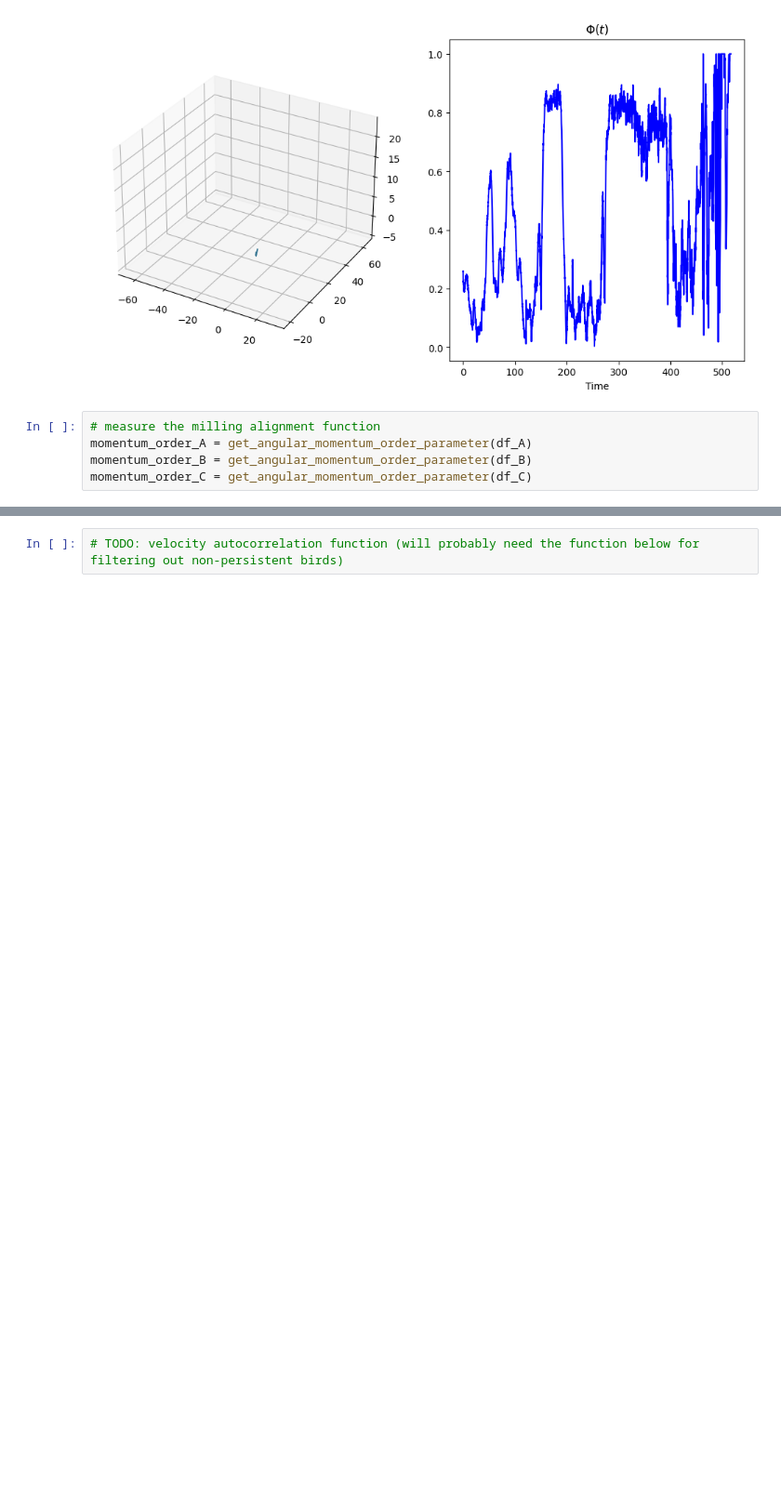
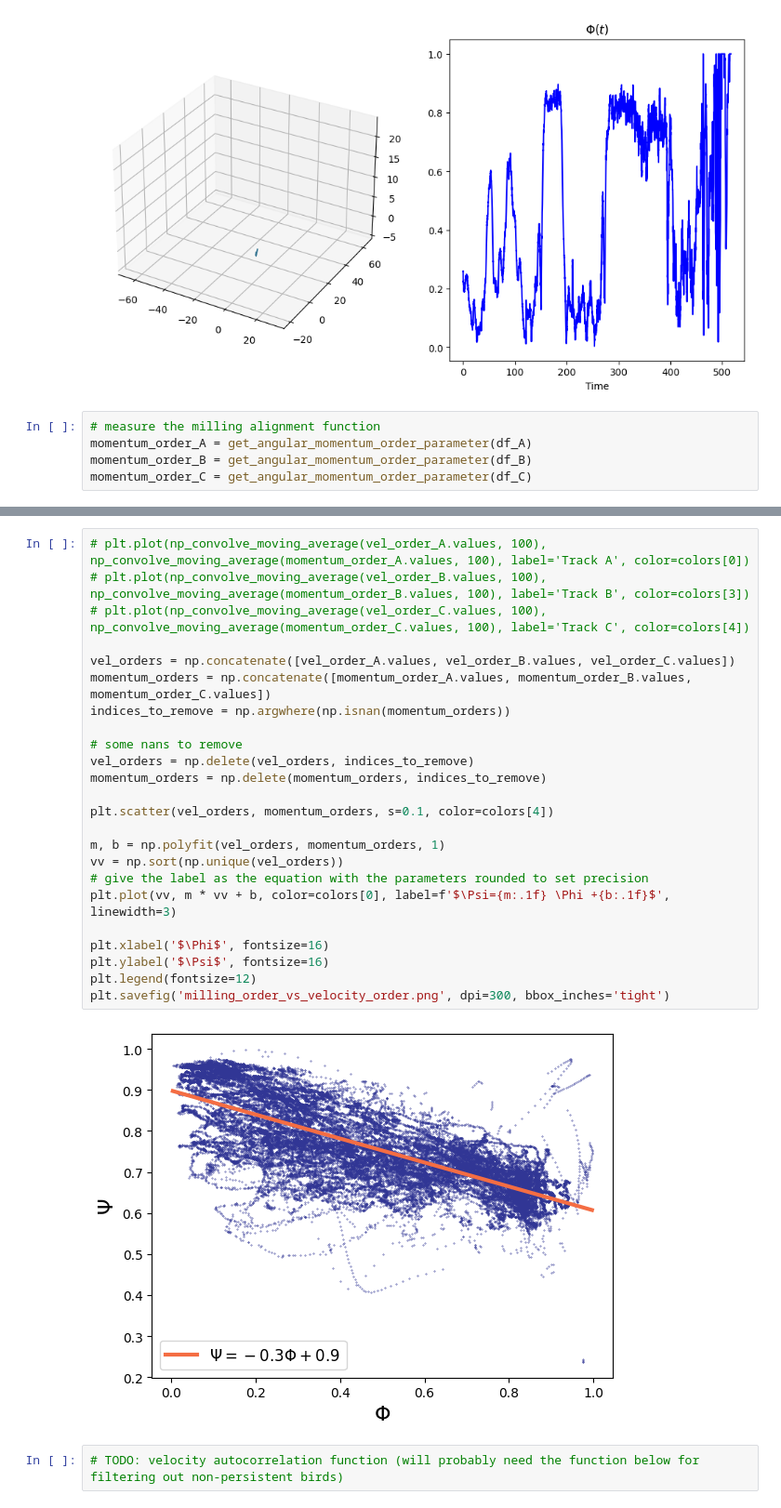
Before and after one commit to mmccraw98/flocking-emergence-iw, a Jupyter notebook: code/data/initial-data-analysis.ipynb, the cells around one changed output, grey strips where cells are left out. Shown at 93% size. Cells and saved outputs as stored; diff of their text form; blank space fills up the shorter version.

Commit message:
added momentum order vs velocity order figure

```diff
--- a/code/data/initial-data-analysis.ipynb
+++ b/code/data/initial-data-analysis.ipynb
@@ -975,3 +971,29 @@ momentum_order_C = get_angular_momentum_order_parameter(df_C)
+# %%
+# plt.plot(np_convolve_moving_average(vel_order_A.values, 100), np_convolve_moving_average(momentum_order_A.values, 100), label='Track A', color=colors[0])
+# plt.plot(np_convolve_moving_average(vel_order_B.values, 100), np_convolve_moving_average(momentum_order_B.values, 100), label='Track B', color=colors[3])
+# plt.plot(np_convolve_moving_average(vel_order_C.values, 100), np_convolve_moving_average(momentum_order_C.values, 100), label='Track C', color=colors[4])
+
+vel_orders = np.concatenate([vel_order_A.values, vel_order_B.values, vel_order_C.values])
+momentum_orders = np.concatenate([momentum_order_A.values, momentum_order_B.values, momentum_order_C.values])
+indices_to_remove = np.argwhere(np.isnan(momentum_orders))
+
+# some nans to remove
+vel_orders = np.delete(vel_orders, indices_to_remove)
+momentum_orders = np.delete(momentum_orders, indices_to_remove)
+
+plt.scatter(vel_orders, momentum_orders, s=0.1, color=colors[4])
+
+m, b = np.polyfit(vel_orders, momentum_orders, 1)
+vv = np.sort(np.unique(vel_orders))
+# give the label as the equation with the parameters rounded to set precision
+plt.plot(vv, m * vv + b, color=colors[0], label=f'$\Psi={m:.1f} \Phi +{b:.1f}$', linewidth=3)
+
+plt.xlabel('$\Phi$', fontsize=16)
+plt.ylabel('$\Psi$', fontsize=16)
+plt.legend(fontsize=12)
+plt.savefig('milling_order_vs_velocity_order.png', dpi=300, bbox_inches='tight')
+# %% [output]
+[figure, added]
 # %%
 # TODO: velocity autocorrelation function (will probably need the function below for filtering out non-persistent birds)
 # %%
```
Also changed, not shown: parts of 1 cell of this notebook, 1 other file.
